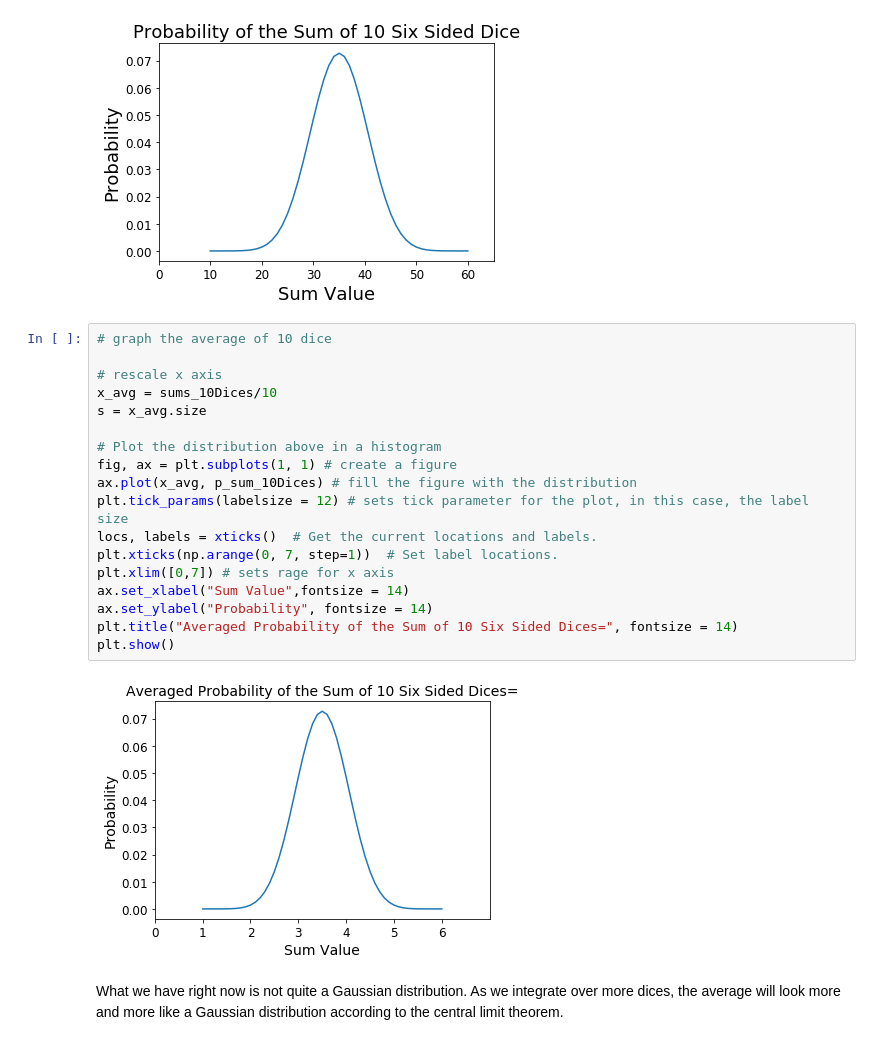
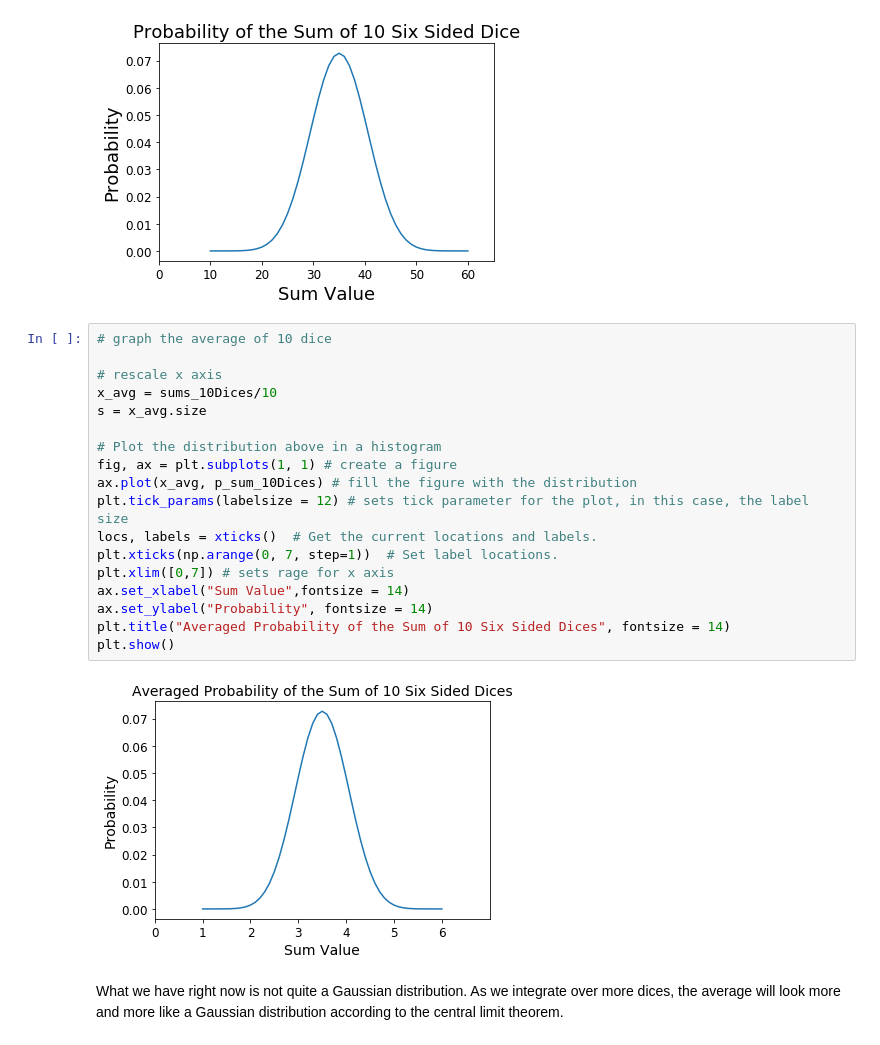
Before and after one commit to an9elaxz/PHYS-434, a Jupyter notebook: HW2.ipynb, the cells around one changed output. Cells and saved outputs as stored; diff of their text form.

```diff
--- a/HW2.ipynb
+++ b/HW2.ipynb
@@ -188,23 +184,23 @@ plt.show()
 # %%
 # graph the average of 10 dice
 
 # rescale x axis
 x_avg = sums_10Dices/10
 s = x_avg.size
 
 # Plot the distribution above in a histogram
 fig, ax = plt.subplots(1, 1) # create a figure
 ax.plot(x_avg, p_sum_10Dices) # fill the figure with the distribution
 plt.tick_params(labelsize = 12) # sets tick parameter for the plot, in this case, the label size
 locs, labels = xticks()  # Get the current locations and labels.
 plt.xticks(np.arange(0, 7, step=1))  # Set label locations.
 plt.xlim([0,7]) # sets rage for x axis
 ax.set_xlabel("Sum Value",fontsize = 14)
 ax.set_ylabel("Probability", fontsize = 14)
-plt.title("Averaged Probability of the Sum of 10 Six Sided Dices=", fontsize = 14)
+plt.title("Averaged Probability of the Sum of 10 Six Sided Dices", fontsize = 14)
 plt.show()
 # %% [output]
-[figure, old version]
+[figure, new version]
 # %% [markdown]
 What we have right now is not quite a Gaussian distribution. As we integrate over more dices, the average will look more and more like a Gaussian distribution according to the central limit theorem.
 # %% [markdown]
```
Also changed, not shown: parts of 5 cells of this notebook.
